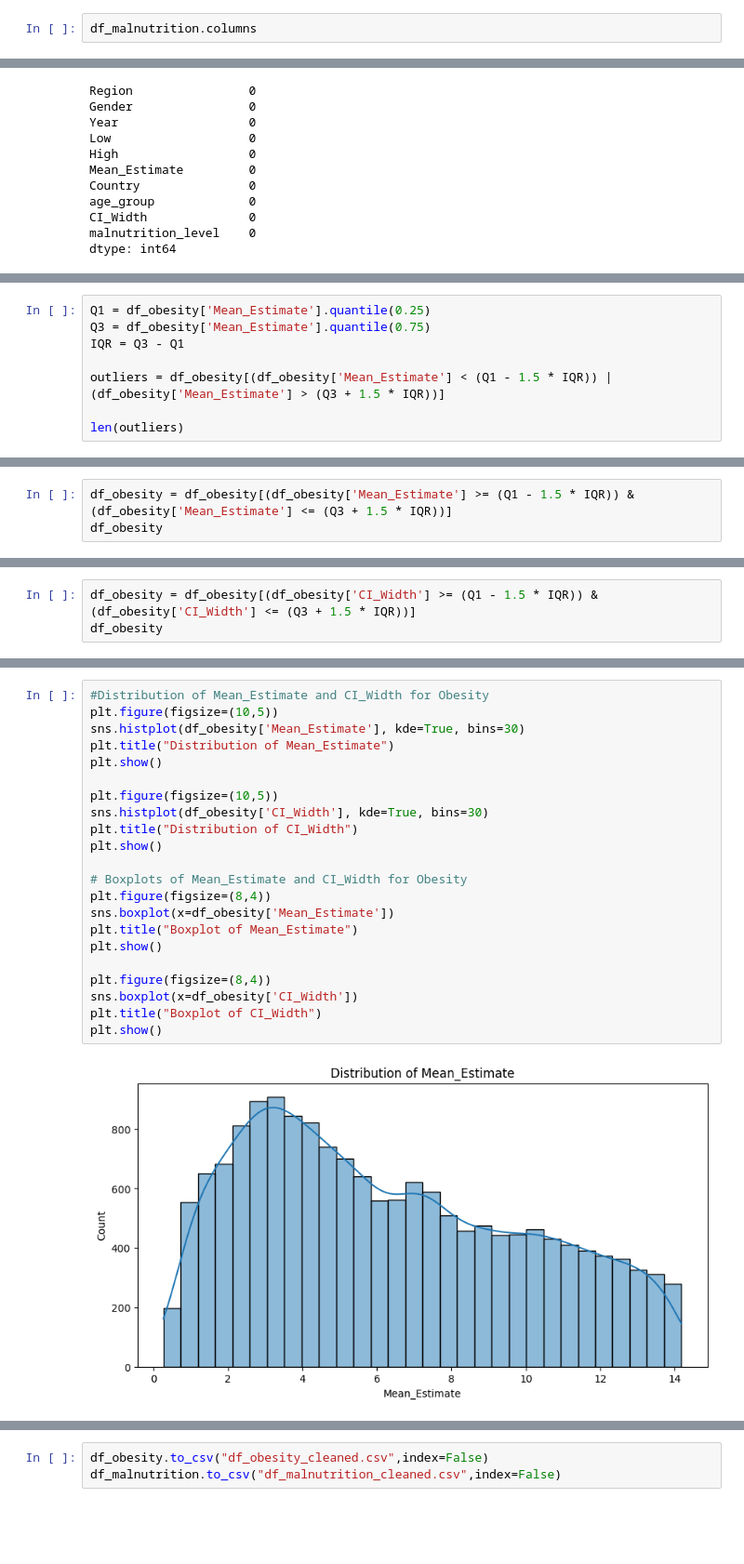
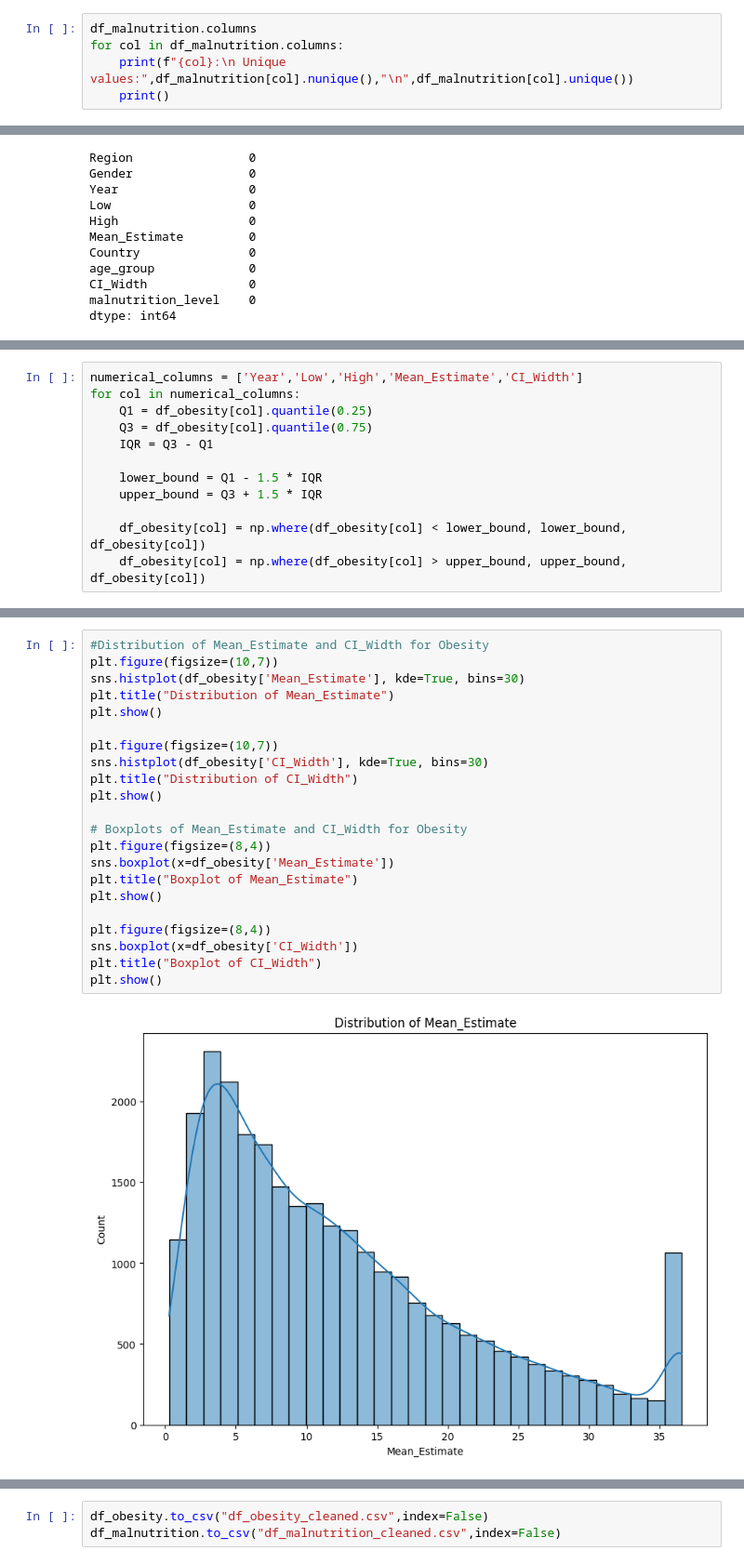
Before and after one commit to Sakthivel0304/Nutrition-Paradox, a Jupyter notebook: data_obesity_malnutrition.ipynb, the cells around one changed output, grey strips where cells are left out. Shown at 93% size. Drawn from its saved outputs; the diff is of its cells as text; blank space fills up the shorter version.

```diff
--- a/data_obesity_malnutrition.ipynb
+++ b/data_obesity_malnutrition.ipynb
@@ -315,3 +373,6 @@ Index(['Region', 'Gender', 'Year', 'Low', 'High', 'Mean_Estimate', 'Country',
 # %%
 df_malnutrition.columns
+for col in df_malnutrition.columns:
+    print(f"{col}:\n Unique values:",df_malnutrition[col].nunique(),"\n",df_malnutrition[col].unique())
+    print()
 # %% [output]
@@ -511,8 +516,12 @@ dtype: int64
 # %%
-Q1 = df_obesity['Mean_Estimate'].quantile(0.25)
-Q3 = df_obesity['Mean_Estimate'].quantile(0.75)
-IQR = Q3 - Q1
+numerical_columns = ['Year','Low','High','Mean_Estimate','CI_Width']
+for col in numerical_columns:
+    Q1 = df_obesity[col].quantile(0.25)
+    Q3 = df_obesity[col].quantile(0.75)
+    IQR = Q3 - Q1
 
-outliers = df_obesity[(df_obesity['Mean_Estimate'] < (Q1 - 1.5 * IQR)) | (df_obesity['Mean_Estimate'] > (Q3 + 1.5 * IQR))]
+    lower_bound = Q1 - 1.5 * IQR
+    upper_bound = Q3 + 1.5 * IQR
 
-len(outliers)
+    df_obesity[col] = np.where(df_obesity[col] < lower_bound, lower_bound, df_obesity[col])
+    df_obesity[col] = np.where(df_obesity[col] > upper_bound, upper_bound, df_obesity[col])
@@ -531,3 +527,0 @@ len(outliers)
-# %%
-df_obesity = df_obesity[(df_obesity['Mean_Estimate'] >= (Q1 - 1.5 * IQR)) & (df_obesity['Mean_Estimate'] <= (Q3 + 1.5 * IQR))]
-df_obesity
@@ -617,3 +527,0 @@ len(outliers_ci)
-# %%
-df_obesity = df_obesity[(df_obesity['CI_Width'] >= (Q1 - 1.5 * IQR)) & (df_obesity['CI_Width'] <= (Q3 + 1.5 * IQR))]
-df_obesity
@@ -651,24 +562,24 @@ df_malnutrition
 # %%
 #Distribution of Mean_Estimate and CI_Width for Obesity
-plt.figure(figsize=(10,5))
+plt.figure(figsize=(10,7))
 sns.histplot(df_obesity['Mean_Estimate'], kde=True, bins=30)
 plt.title("Distribution of Mean_Estimate")
 plt.show()
 
-plt.figure(figsize=(10,5))
+plt.figure(figsize=(10,7))
 sns.histplot(df_obesity['CI_Width'], kde=True, bins=30)
 plt.title("Distribution of CI_Width")
 plt.show()
 
 # Boxplots of Mean_Estimate and CI_Width for Obesity
 plt.figure(figsize=(8,4))
 sns.boxplot(x=df_obesity['Mean_Estimate'])
 plt.title("Boxplot of Mean_Estimate")
 plt.show()
 
 plt.figure(figsize=(8,4))
 sns.boxplot(x=df_obesity['CI_Width'])
 plt.title("Boxplot of CI_Width")
 plt.show()
 # %% [output]
-[figure, old version]
+[figure, new version]
```
Also changed, not shown: parts of 68 cells of this notebook, 3 other files.
